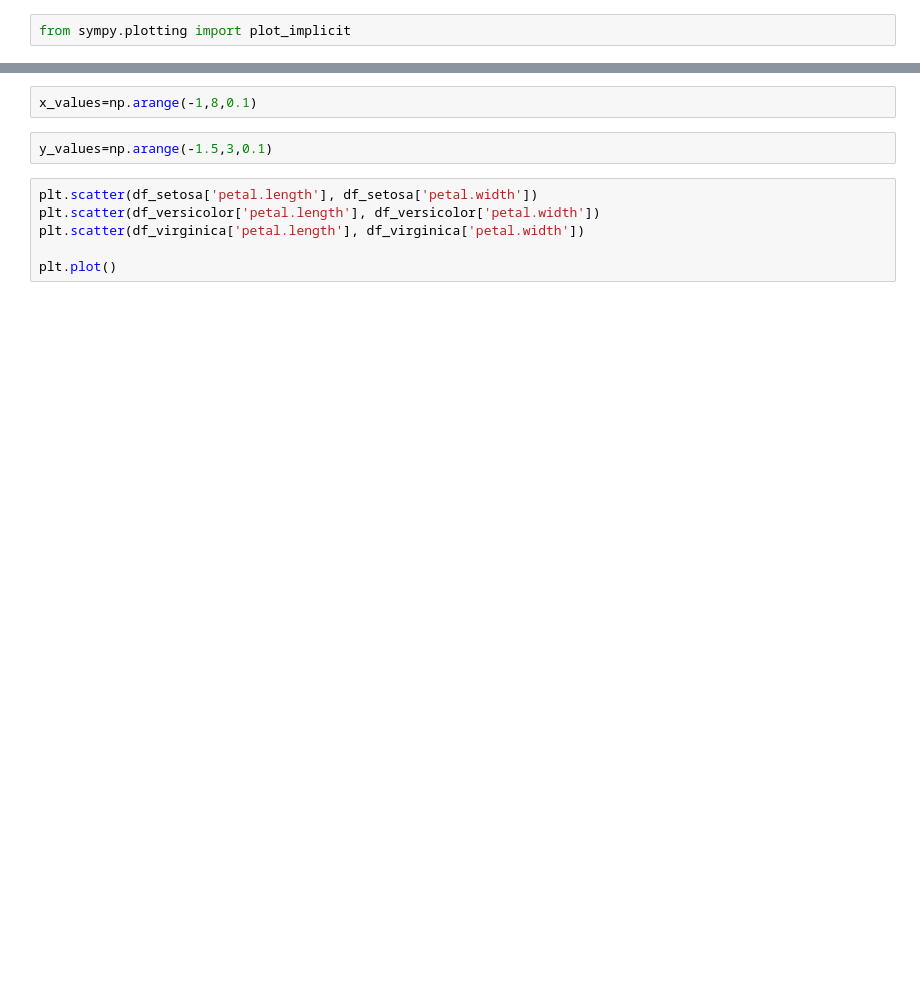
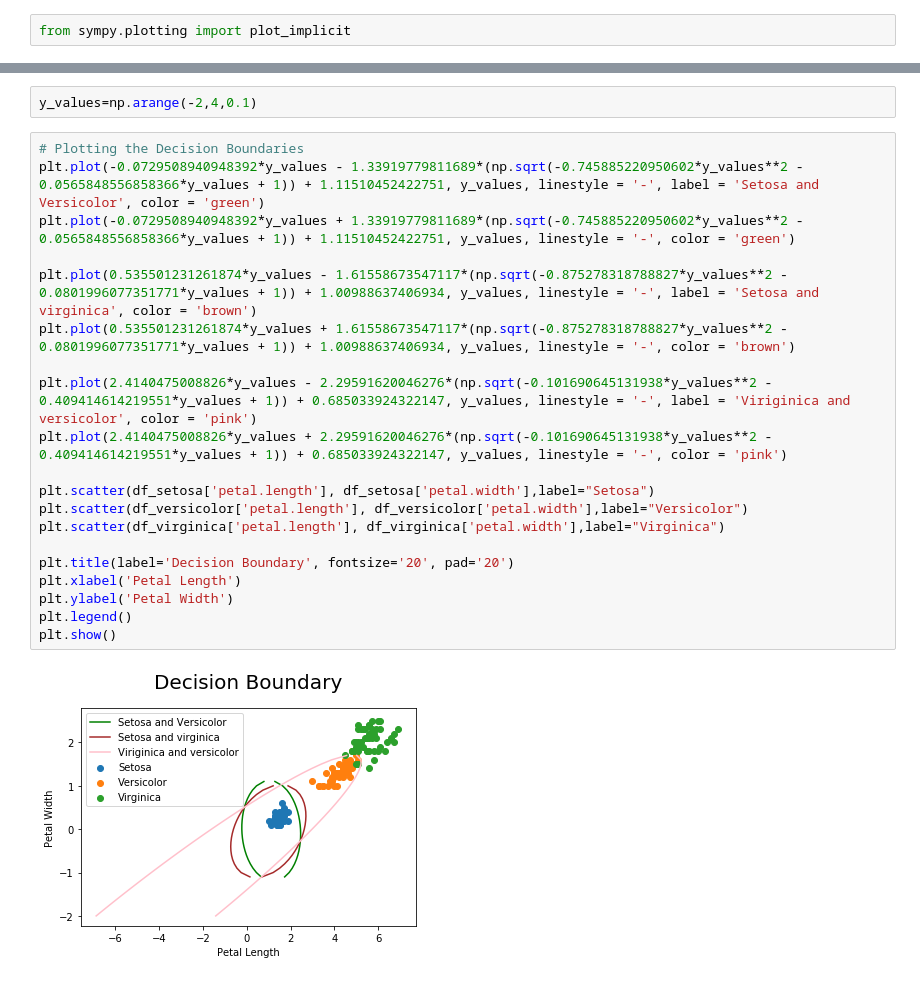
Before and after one commit to Rit-ctrl/Pattern-Recognition_2021, a Jupyter notebook: Assignment_2/q5.ipynb, the cells around one changed output, grey strips where cells are left out. Cells and saved outputs as stored; diff of their text form; blank space fills up the shorter version.

```diff
--- a/Assignment_2/q5.ipynb
+++ b/Assignment_2/q5.ipynb
@@ -157,10 +179,24 @@ plt.show()
 # %%
-x_values=np.arange(-1,8,0.1)
+y_values=np.arange(-2,4,0.1)
-# %%
-y_values=np.arange(-1.5,3,0.1)
-# %%
-plt.scatter(df_setosa['petal.length'], df_setosa['petal.width'])
-plt.scatter(df_versicolor['petal.length'], df_versicolor['petal.width'])
-plt.scatter(df_virginica['petal.length'], df_virginica['petal.width'])
-
-plt.plot()
+# %%
+# Plotting the Decision Boundaries
+plt.plot(-0.0729508940948392*y_values - 1.33919779811689*(np.sqrt(-0.745885220950602*y_values**2 - 0.0565848556858366*y_values + 1)) + 1.11510452422751, y_values, linestyle = '-', label = 'Setosa and Versicolor', color = 'green')
+plt.plot(-0.0729508940948392*y_values + 1.33919779811689*(np.sqrt(-0.745885220950602*y_values**2 - 0.0565848556858366*y_values + 1)) + 1.11510452422751, y_values, linestyle = '-', color = 'green')
+
+plt.plot(0.535501231261874*y_values - 1.61558673547117*(np.sqrt(-0.875278318788827*y_values**2 - 0.0801996077351771*y_values + 1)) + 1.00988637406934, y_values, linestyle = '-', label = 'Setosa and virginica', color = 'brown')
+plt.plot(0.535501231261874*y_values + 1.61558673547117*(np.sqrt(-0.875278318788827*y_values**2 - 0.0801996077351771*y_values + 1)) + 1.00988637406934, y_values, linestyle = '-', color = 'brown')
+
+plt.plot(2.4140475008826*y_values - 2.29591620046276*(np.sqrt(-0.101690645131938*y_values**2 - 0.409414614219551*y_values + 1)) + 0.685033924322147, y_values, linestyle = '-', label = 'Viriginica and versicolor', color = 'pink')
+plt.plot(2.4140475008826*y_values + 2.29591620046276*(np.sqrt(-0.101690645131938*y_values**2 - 0.409414614219551*y_values + 1)) + 0.685033924322147, y_values, linestyle = '-', color = 'pink')
+
+plt.scatter(df_setosa['petal.length'], df_setosa['petal.width'],label="Setosa")
+plt.scatter(df_versicolor['petal.length'], df_versicolor['petal.width'],label="Versicolor")
+plt.scatter(df_virginica['petal.length'], df_virginica['petal.width'],label="Virginica")
+
+plt.title(label='Decision Boundary', fontsize='20', pad='20')
+plt.xlabel('Petal Length')
+plt.ylabel('Petal Width')
+plt.legend()
+plt.show()
+# %% [output]
+[figure, added]
```
Also changed, not shown: parts of 4 cells of this notebook.
